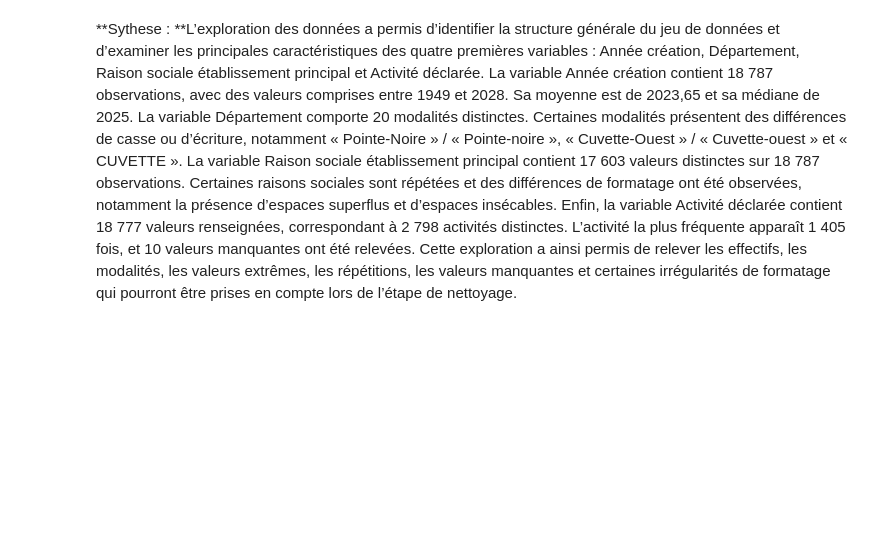
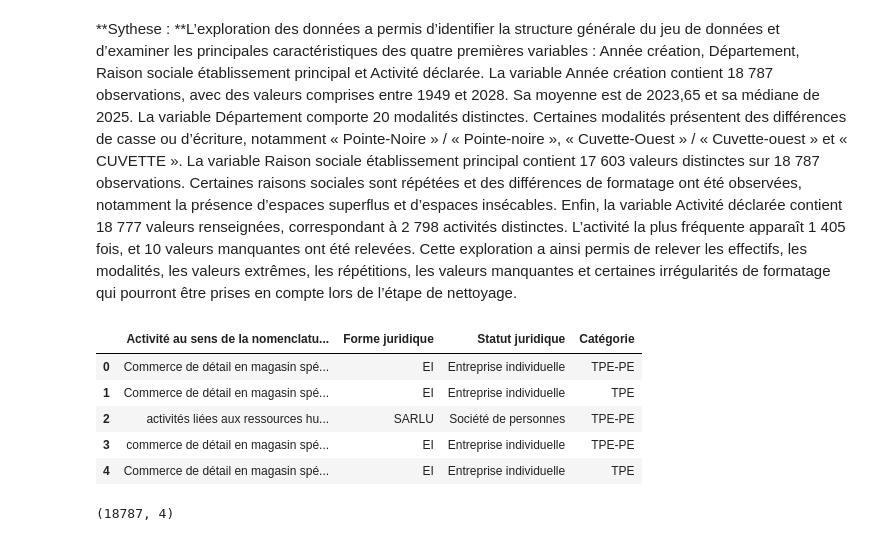
Before and after one commit to Perine23Dev/analyse-entreprises-emploi-republique-du-congo, a Jupyter notebook: projet_base.ipynb, the cells around one changed output. Cells and saved outputs as stored; diff of their text form; code cells hidden in the pictures; blank space fills up the shorter version.

```diff
--- a/projet_base.ipynb
+++ b/projet_base.ipynb
@@ -357,0 +355,15 @@ segment
+# %%
+segment = df.iloc[:, 4:4+4]
+segment.head(5)
+# Segmenter les 4 colonnes suivantes pour avoir un plan de travail plus reduit sanss appliquer une division avec le df
+# %% [output]
+|  | Activité au sens de la nomenclatu... | Forme juridique | Statut juridique | Catégorie |
+| 0 | Commerce de détail en magasin spé... | EI | Entreprise individuelle | TPE-PE |
+| 1 | Commerce de détail en magasin spé... | EI | Entreprise individuelle | TPE |
+| 2 | activités liées aux ressources hu... | SARLU | Société de personnes | TPE-PE |
+| 3 | commerce de détail en magasin spé... | EI | Entreprise individuelle | TPE-PE |
+| 4 | Commerce de détail en magasin spé... | EI | Entreprise individuelle | TPE |
+# %%
+segment.shape
+# %% [output]
+(18787, 4)
```
Also changed, not shown: parts of 16 cells of this notebook.
